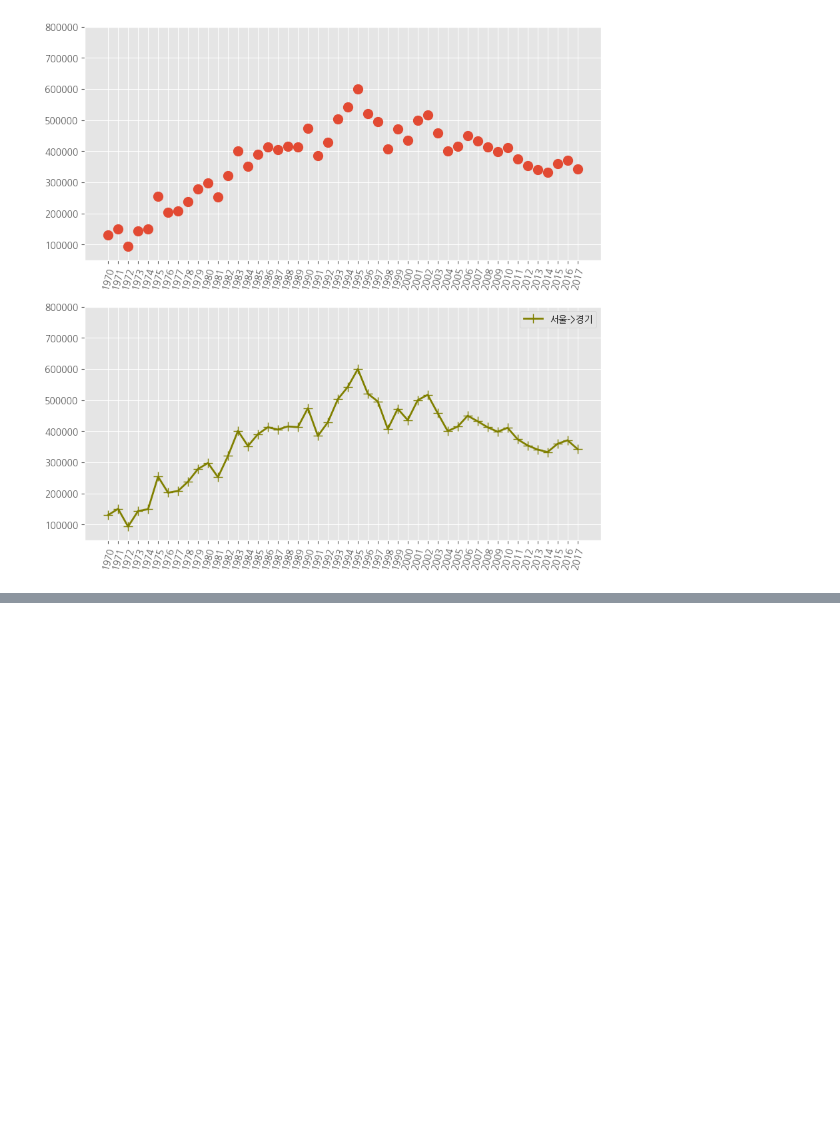
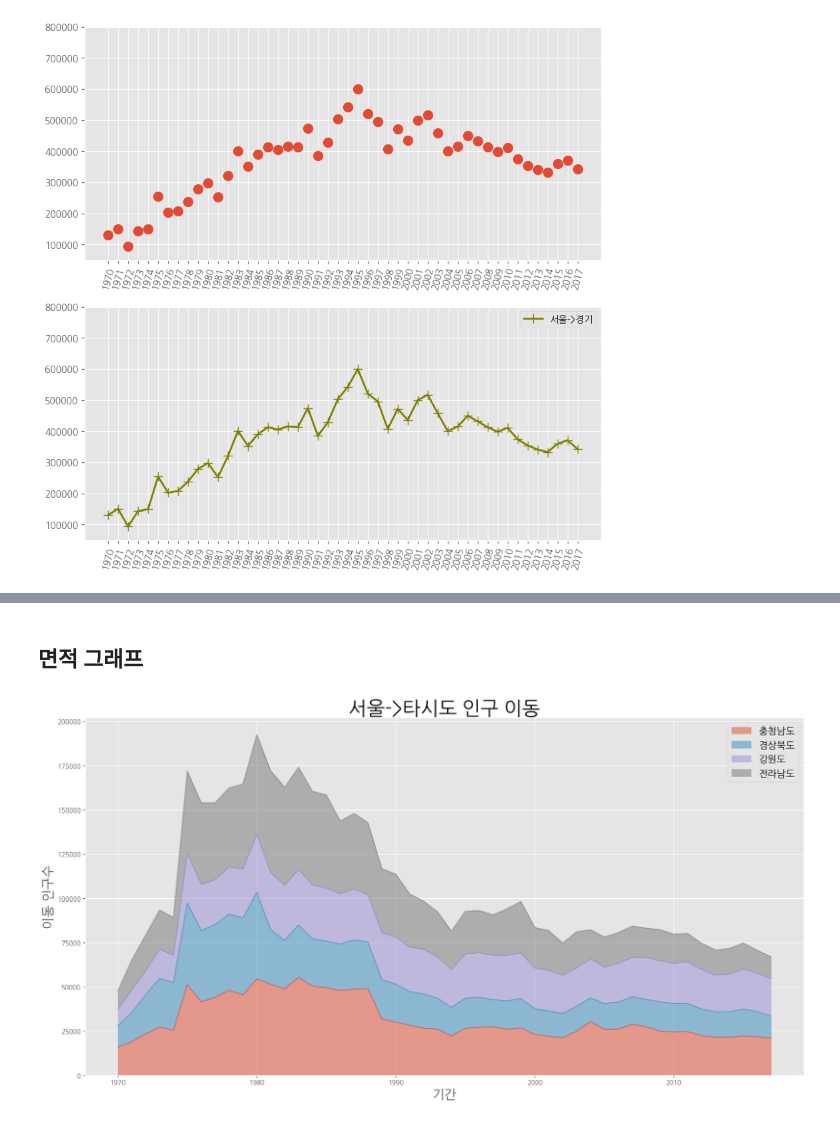
Before and after one commit to gikpreet/class-data_analysis, a Jupyter notebook: 05_Data_Visualization/code/module05.ipynb, the cells around one changed output, grey strips where cells are left out. Saved outputs shown, nothing was run; the diff lists cells and outputs as text; code cells hidden in the pictures; blank space fills up the shorter version.

```diff
--- a/05_Data_Visualization/code/module05.ipynb
+++ b/05_Data_Visualization/code/module05.ipynb
@@ -130,0 +131,20 @@ plt.show()
+# %% [markdown]
+## 면적 그래프
+# %%
+col_years = list(map(str, range(1970, 2018)))
+df_3 = df_seoul.loc[['충청남도','경상북도','강원도','전라남도'], col_years]
+df_4 = df_3.transpose()
+
+plt.style.use('ggplot')
+
+#df_4.index = df_4.index.map(int)
+df_4.plot(kind='area', stacked=True, alpha=0.5, figsize=(20, 10))
+
+plt.title('서울->타시도 인구 이동', size=30)
+plt.ylabel('이동 인구수', size=20)
+plt.xlabel('기간', size=20)
+plt.legend(loc='best',fontsize=15)
+
+plt.show()
+# %% [output]
+[figure, added]
```
Also changed, not shown: parts of 15 cells of this notebook, 11 other files.
